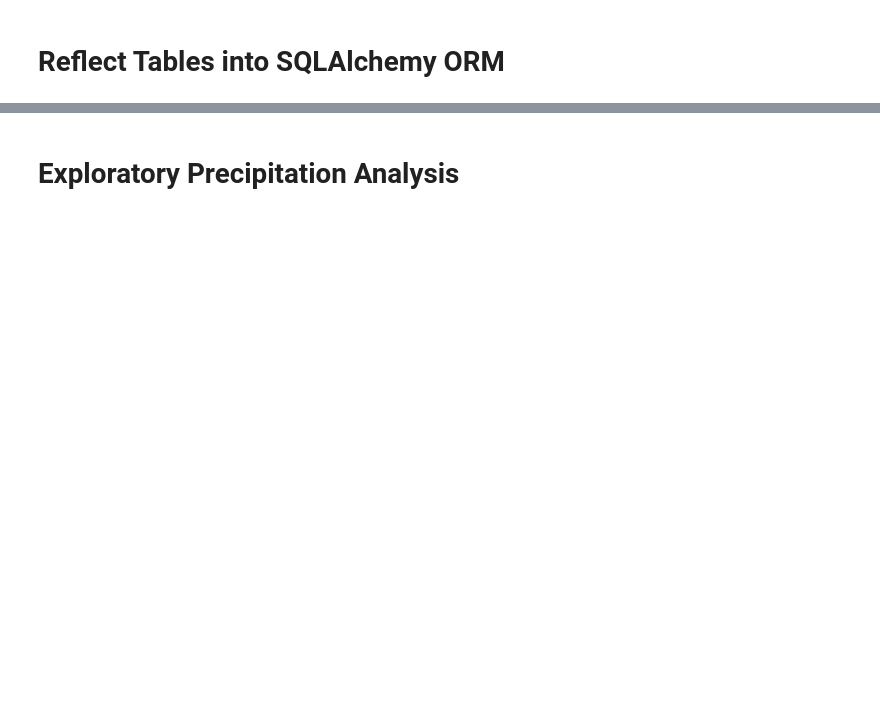
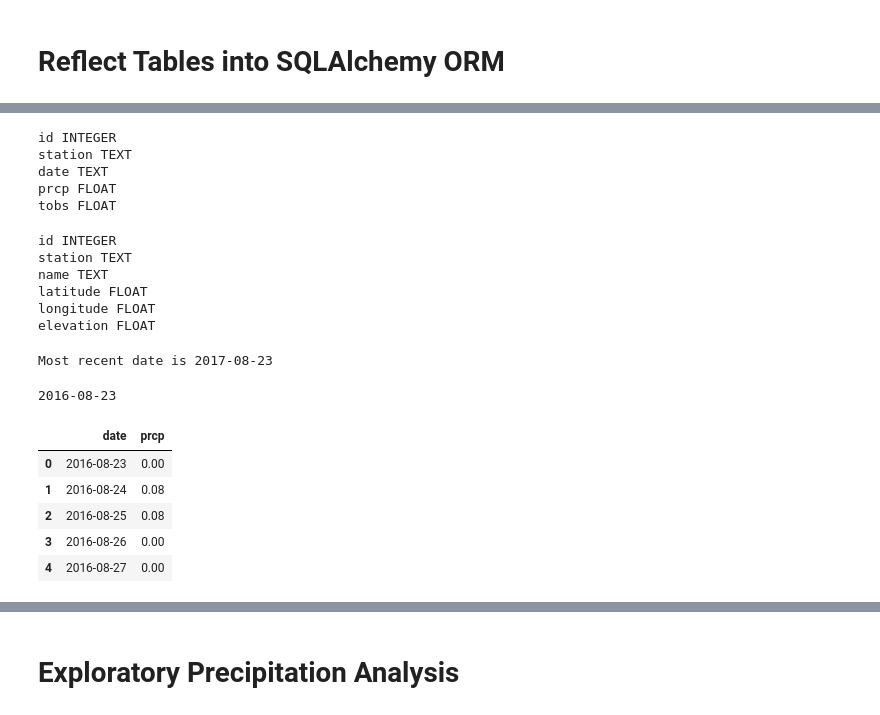
Before and after one commit to granginderpreet/sqlalchemy-challenge, a Jupyter notebook: climate_starter.ipynb, the cells around one changed output, grey strips where cells are left out. Drawn from its saved outputs; the diff is of its cells as text; code cells hidden in the pictures; blank space fills up the shorter version.

```diff
--- a/climate_starter.ipynb
+++ b/climate_starter.ipynb
@@ -48,2 +39,28 @@ FROM station
+# %%
+
+measurement = Base.classes.measurement
+station = Base.classes.station
+inspector = inspect(engine)
+columns = inspector.get_columns('measurement')
+for c in columns:
+    print(c['name'], c["type"])
+# %% [output]
+id INTEGER
+station TEXT
+date TEXT
+prcp FLOAT
+tobs FLOAT
+# %%
+
+columns = inspector.get_columns('station')
+for c in columns:
+    print(c['name'], c["type"])
+# %% [output]
+id INTEGER
+station TEXT
+name TEXT
+latitude FLOAT
+longitude FLOAT
+elevation FLOAT
 # %%
 # Create our session (link) from Python to the DB
@@ -49,0 +69,39 @@ FROM station
+# %%
+# Find the most recent date in the data set.
+
+results = session.query(measurement).order_by(desc(measurement.date)).limit(1)
+for result in results:
+    recent_date= (result.date)
+    print(f"Most recent date is {recent_date}")
+
+# date= recent_date.split("-")
+# year=date[0]
+# month=date[1]
+# day=date[2]
+# print(f"{year} ,  {month}, {day}")
+# %% [output]
+Most recent date is 2017-08-23
+# %%
+# Design a query to retrieve the last 12 months of precipitation data and plot the results.
+# Starting from the most recent data point in the database.
+
+# Calculate the date one year from the last date in data set.
+twelve_month_old_date =  (datetime.strptime(recent_date, "%Y-%m-%d") -  timedelta(days=365)).strftime("%Y-%m-%d") #relativedelta(years=1)
+print(twelve_month_old_date)
+# %% [output]
+2016-08-23
+# %%
+
+# Perform a query to retrieve the data and precipitation scores
+
+
+results = session.query(measurement).filter(measurement.date>=twelve_month_old_date).with_entities(measurement.date,measurement.prcp)
+prcp_df=pd.DataFrame(results)
+prcp_df.head()
+# %% [output]
+|  | date | prcp |
+| 0 | 2016-08-23 | 0.00 |
+| 1 | 2016-08-24 | 0.08 |
+| 2 | 2016-08-25 | 0.08 |
+| 3 | 2016-08-26 | 0.00 |
+| 4 | 2016-08-27 | 0.00 |
```
Also changed, not shown: parts of 25 cells of this notebook, 3 other files.
